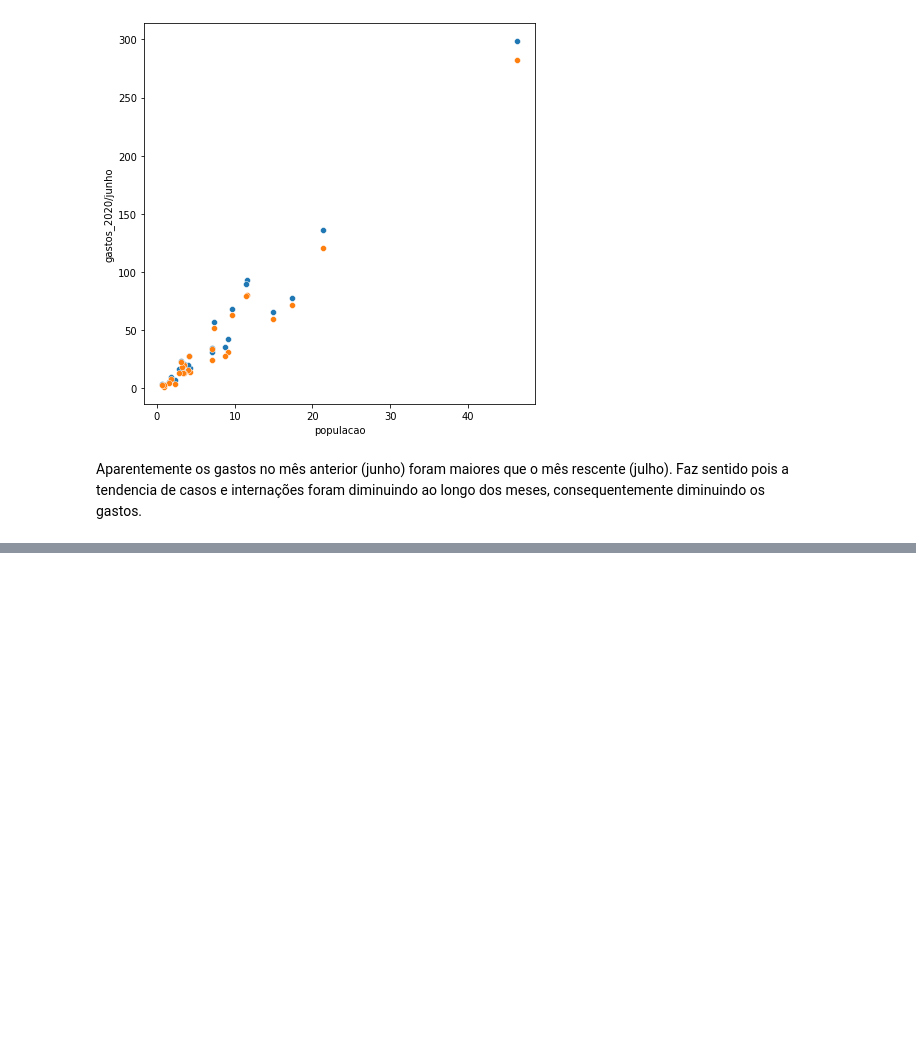
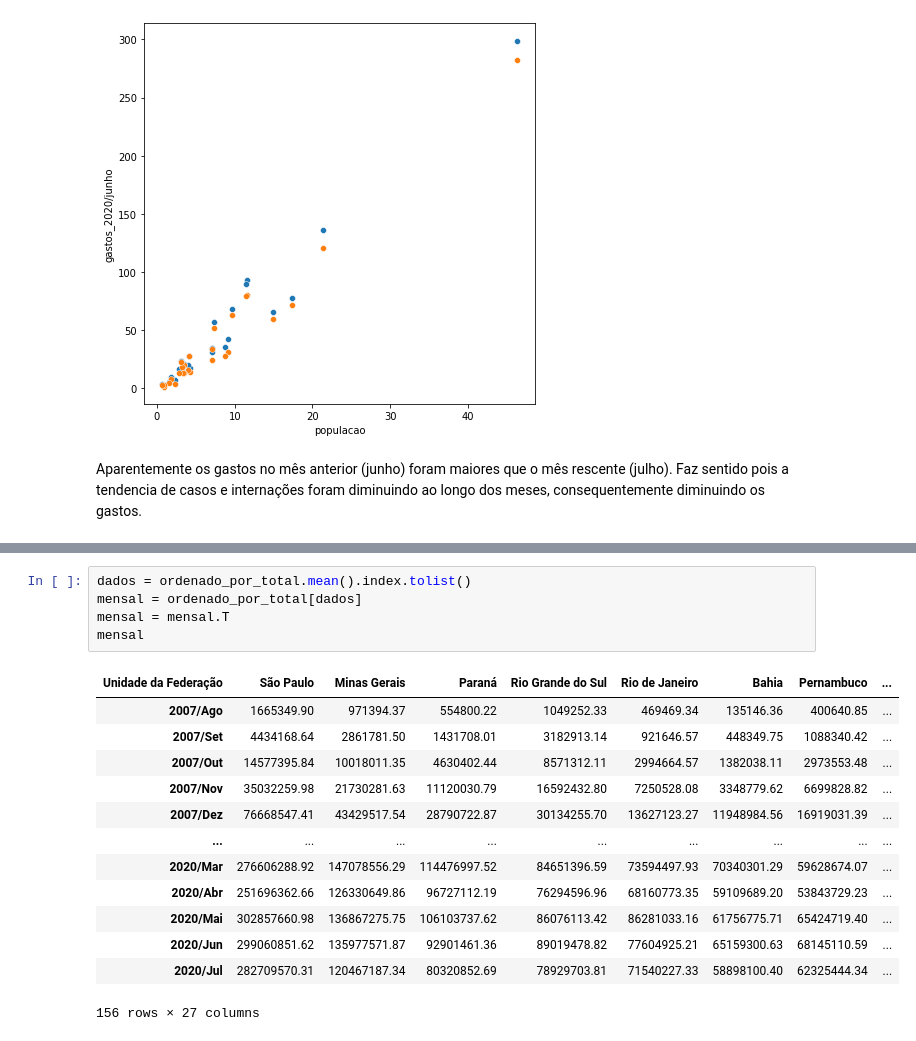
Before and after one commit to yoshinaga2904/Bootcamp-Alura, a Jupyter notebook: Modulo_2_Desafios.ipynb, the cells around one changed output, grey strips where cells are left out. Cells and saved outputs as stored; diff of their text form; blank space fills up the shorter version.

```diff
--- a/Modulo_2_Desafios.ipynb
+++ b/Modulo_2_Desafios.ipynb
@@ -307,0 +310,19 @@ Aparentemente os gastos no mês anterior (junho) foram maiores que o mês rescen
+# %%
+dados = ordenado_por_total.mean().index.tolist()
+mensal = ordenado_por_total[dados]
+mensal = mensal.T
+mensal
+# %% [output]
+| Unidade da Federação | São Paulo | Minas Gerais | Paraná | Rio Grande do Sul | Rio de Janeiro | Bahia | Pernambuco | ... |
+| 2007/Ago | 1665349.90 | 971394.37 | 554800.22 | 1049252.33 | 469469.34 | 135146.36 | 400640.85 | ... |
+| 2007/Set | 4434168.64 | 2861781.50 | 1431708.01 | 3182913.14 | 921646.57 | 448349.75 | 1088340.42 | ... |
+| 2007/Out | 14577395.84 | 10018011.35 | 4630402.44 | 8571312.11 | 2994664.57 | 1382038.11 | 2973553.48 | ... |
+| 2007/Nov | 35032259.98 | 21730281.63 | 11120030.79 | 16592432.80 | 7250528.08 | 3348779.62 | 6699828.82 | ... |
+| 2007/Dez | 76668547.41 | 43429517.54 | 28790722.87 | 30134255.70 | 13627123.27 | 11948984.56 | 16919031.39 | ... |
+| ... | ... | ... | ... | ... | ... | ... | ... | ... |
+| 2020/Mar | 276606288.92 | 147078556.29 | 114476997.52 | 84651396.59 | 73594497.93 | 70340301.29 | 59628674.07 | ... |
+| 2020/Abr | 251696362.66 | 126330649.86 | 96727112.19 | 76294596.96 | 68160773.35 | 59109689.20 | 53843729.23 | ... |
+| 2020/Mai | 302857660.98 | 136867275.75 | 106103737.62 | 86076113.42 | 86281033.16 | 61756775.71 | 65424719.40 | ... |
+| 2020/Jun | 299060851.62 | 135977571.87 | 92901461.36 | 89019478.82 | 77604925.21 | 65159300.63 | 68145110.59 | ... |
+| 2020/Jul | 282709570.31 | 120467187.34 | 80320852.69 | 78929703.81 | 71540227.33 | 58898100.40 | 62325444.34 | ... |
+156 rows × 27 columns
```
Also changed, not shown: parts of 7 cells of this notebook.
